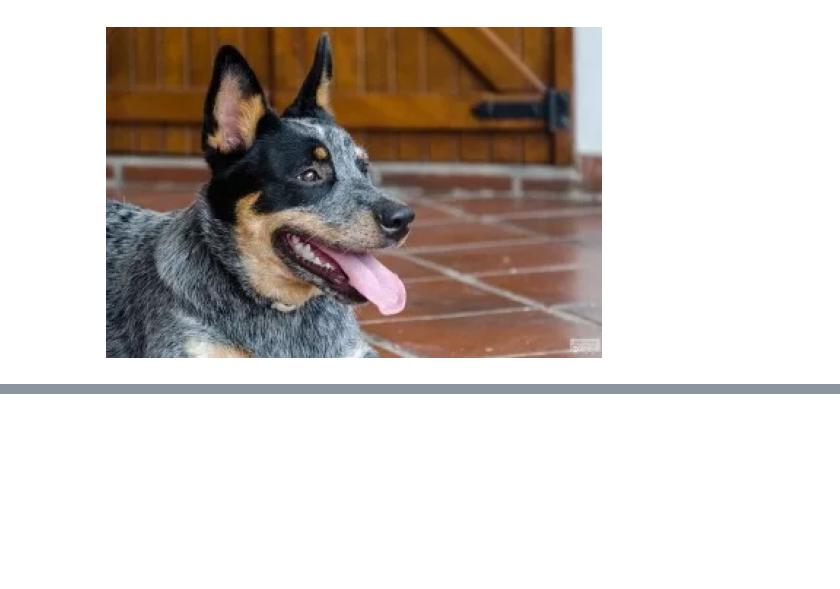
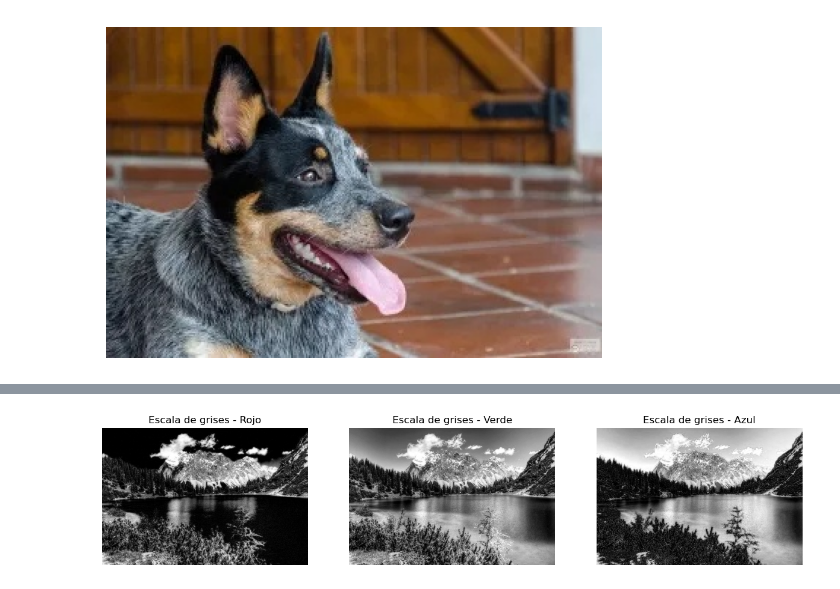
Before and after one commit to JuanCaBocaletti/TMIR_Lab1, a Jupyter notebook: TMIR_Laboratorio1.ipynb, the cells around one changed output, grey strips where cells are left out. Cells and saved outputs as stored; diff of their text form; code cells hidden in the pictures; blank space fills up the shorter version.

```diff
--- a/TMIR_Laboratorio1.ipynb
+++ b/TMIR_Laboratorio1.ipynb
@@ -130,0 +166,5 @@ combinar_imagenes("perro_salida_gray_rojo.jpg", "perro_salida_gray_verde.jpg", "
+# %%
+# Prueba 2 de la función del Problema 3
+escala_grises_3D("imagen_color.jpg")
+# %% [output]
+[figure, added]
```
Also changed, not shown: parts of 17 cells of this notebook, 5 other files.
